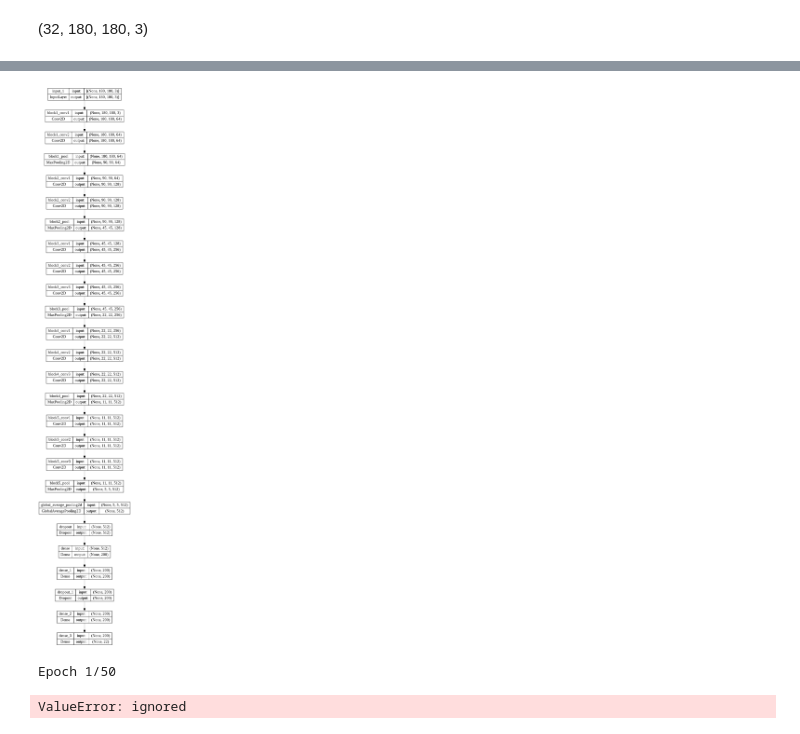
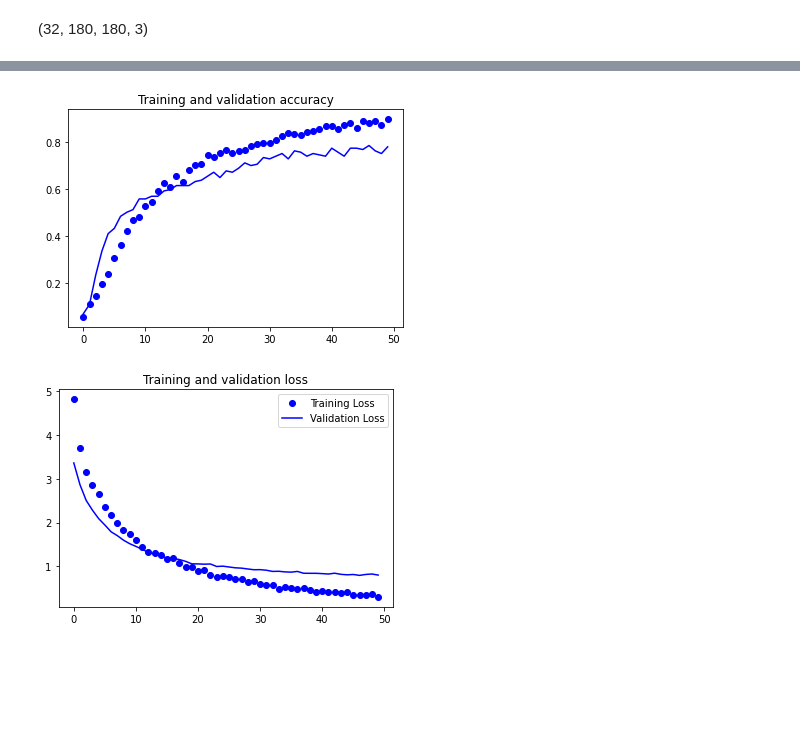
Before and after one commit to LucasLessa1/X-rayBodyPart, a Jupyter notebook: Proj_CIS_Imagens_Raio_X.ipynb, the cells around one changed output, grey strips where cells are left out. Drawn from its saved outputs; the diff is of its cells as text; code cells hidden in the pictures; blank space fills up the shorter version.

Commit message:
Erro do shape resolvido, fit sem callback

```diff
--- a/Proj_CIS_Imagens_Raio_X.ipynb
+++ b/Proj_CIS_Imagens_Raio_X.ipynb
@@ -648,3 +659,14 @@ Total params: 14,902,110
 Trainable params: 187,422
 Non-trainable params: 14,714,688
 _________________________________________________________________
+# %%
+full_model.compile(loss='sparse_categorical_crossentropy',
+              optimizer=RMSprop(lr=1e-4),
+              metrics=['accuracy'])
+# %%
+history = full_model.fit(
+    train_ds,
+    epochs=50,
+    validation_data=val_ds,
+    workers=2,
+    verbose=2)
@@ -651,6 +691,9 @@ _________________________________________________________________
+# %%
+plot_history(history)
+# %% [output]
+[figure, added]
+[figure, added]
 # %%
-from keras.utils.vis_utils import plot_model
+# from keras.utils.vis_utils import plot_model
 
-plot_model(full_model, show_shapes=True, show_layer_names=True, to_file="Our_model.png")
+# plot_model(full_model, show_shapes=True, show_layer_names=True, to_file="Our_model.png")
-# %% [output]
-[figure, removed]
@@ -661,9 +699,0 @@ full_model.compile(loss='categorical_crossentropy',
-# %%
-history = full_model.fit(
-    train_ds,
-    epochs=50,
-    validation_data=val_ds,
-    verbose=2)
-# %% [output]
-Epoch 1/50
-ValueError: ignored
```
Also changed, not shown: parts of 9 cells of this notebook.
